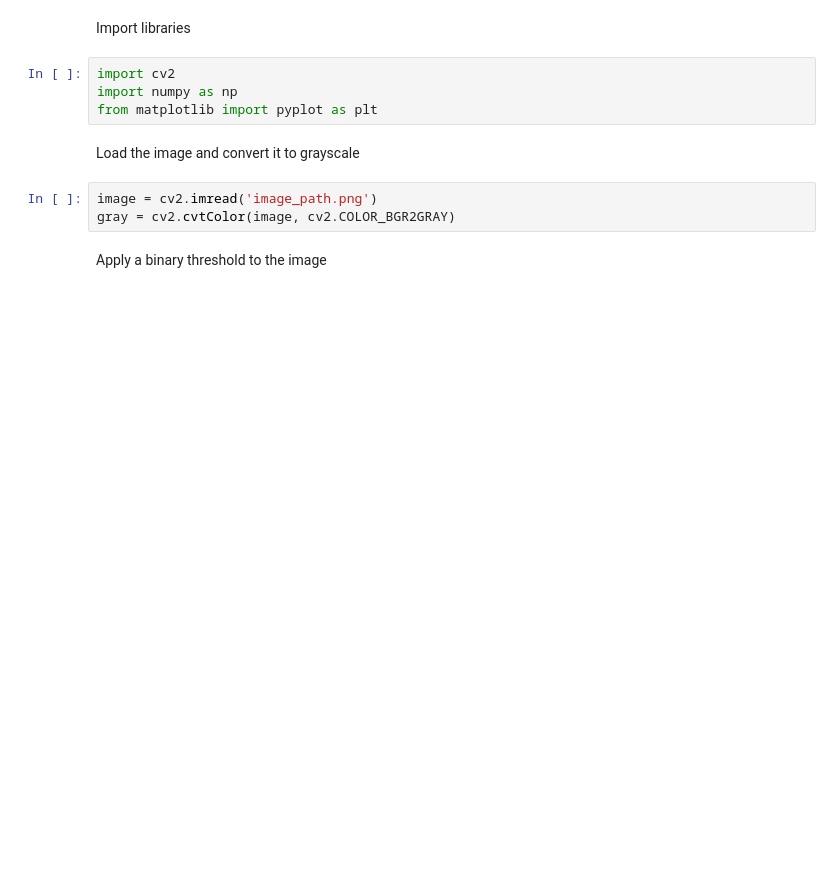
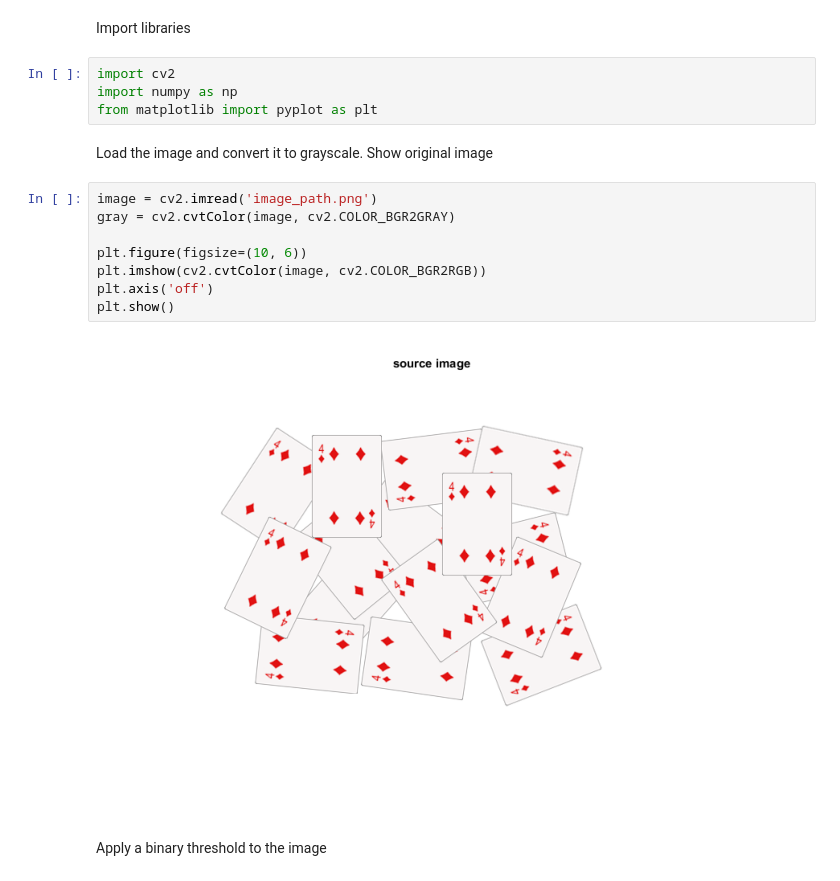
Before and after one commit to daiianaaa/Segmentation_algo, a Jupyter notebook: watershed_segmentation.ipynb, the cells around one changed output. Drawn from its saved outputs; the diff is of its cells as text; blank space fills up the shorter version.

```diff
--- a/watershed_segmentation.ipynb
+++ b/watershed_segmentation.ipynb
@@ -5,10 +5,17 @@ import cv2
 import numpy as np
 from matplotlib import pyplot as plt
 # %% [markdown]
-Load the image and convert it to grayscale
+Load the image and convert it to grayscale. Show original image
 # %%
 image = cv2.imread('image_path.png')
 gray = cv2.cvtColor(image, cv2.COLOR_BGR2GRAY)
+
+plt.figure(figsize=(10, 6))
+plt.imshow(cv2.cvtColor(image, cv2.COLOR_BGR2RGB))
+plt.axis('off')
+plt.show()
+# %% [output]
+[figure, added]
 # %% [markdown]
 Apply a binary threshold to the image
 # %%
```
Also changed, not shown: parts of 7 cells of this notebook.
